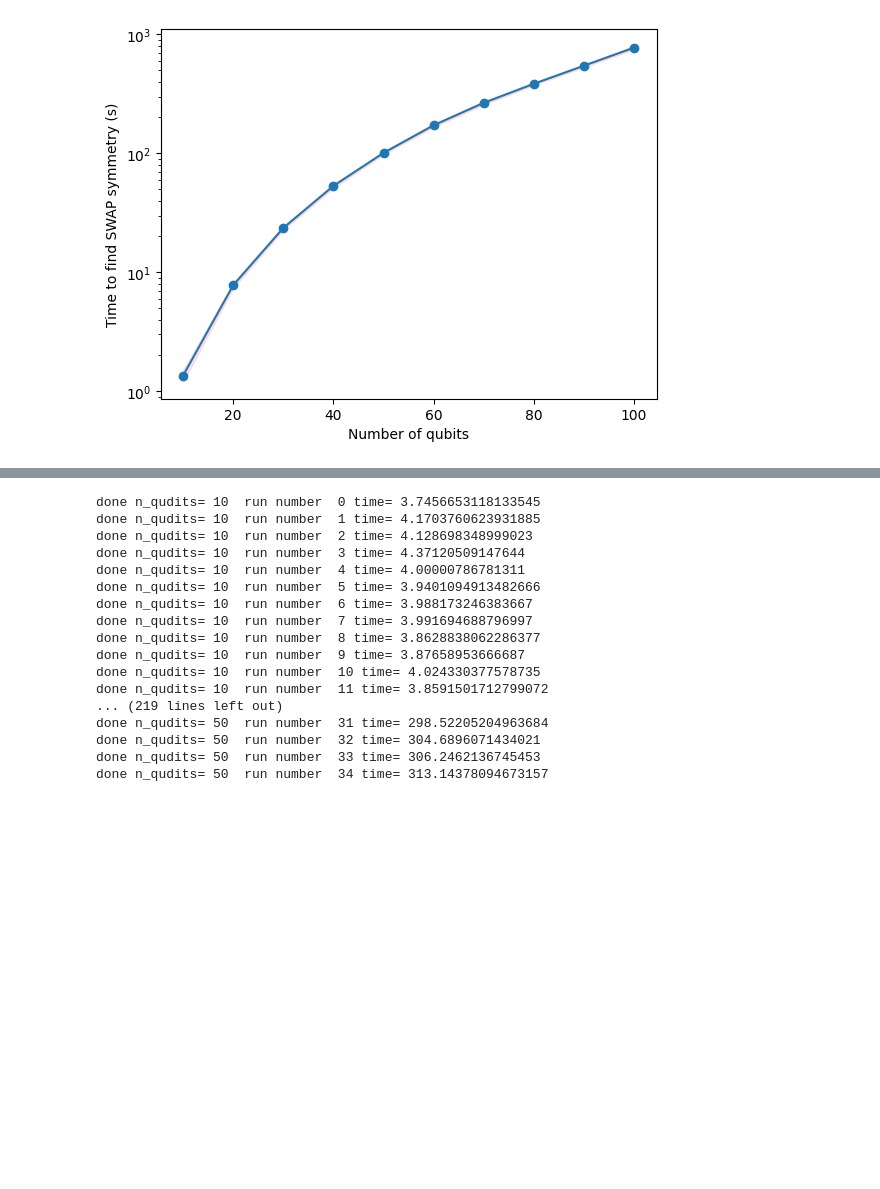
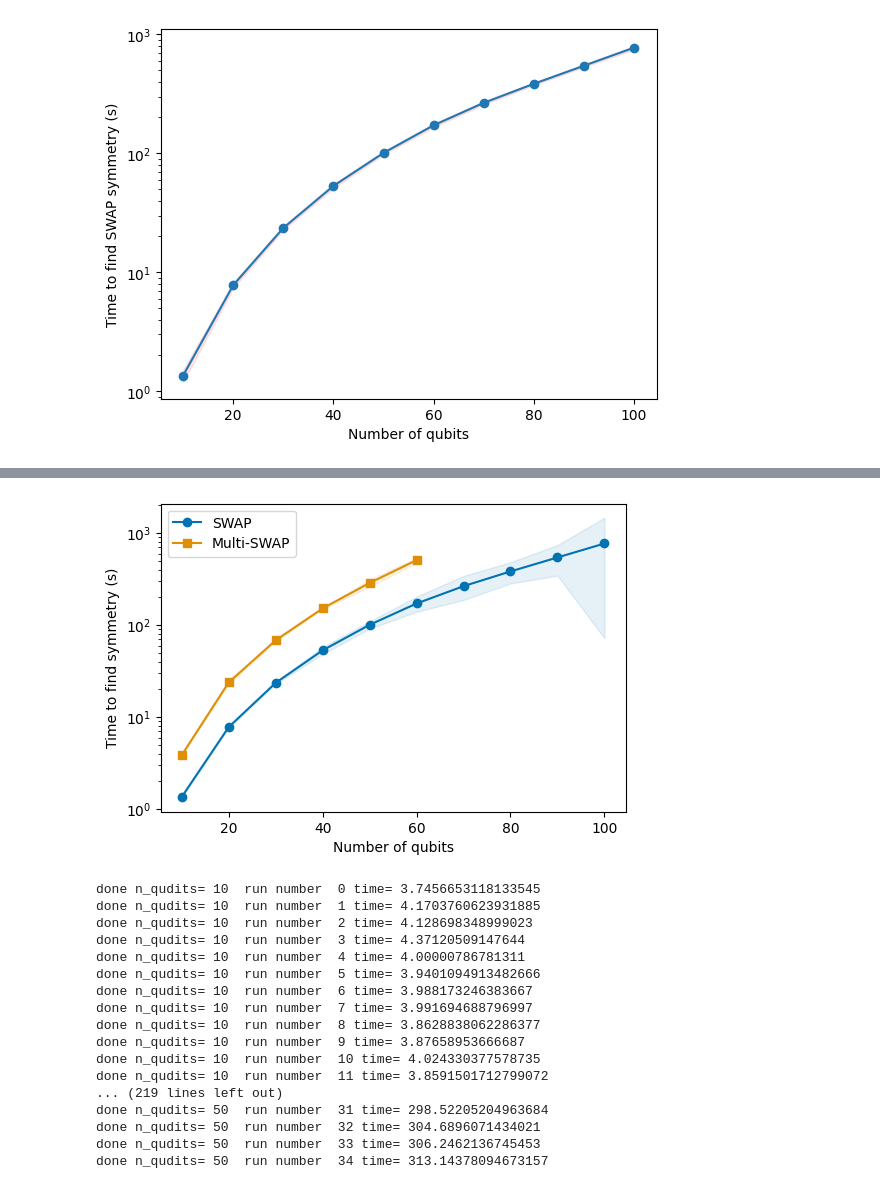
Before and after one commit to QuAOS-Lab/quaos, a Jupyter notebook: scripts/experiments/symmetries/notebooks/time_SWAP_symmetry_finder.ipynb, the cells around one changed output, grey strips where cells are left out. Drawn from its saved outputs; the diff is of its cells as text; code cells hidden in the pictures; blank space fills up the shorter version.

```diff
--- a/scripts/experiments/symmetries/notebooks/time_SWAP_symmetry_finder.ipynb
+++ b/scripts/experiments/symmetries/notebooks/time_SWAP_symmetry_finder.ipynb
@@ -97,3 +99,48 @@ np.savez('scripts/personal/Data/swap_symmetry_times.npz', n_qudits=n_qudits_list
+# %%
+data = np.load('scripts/personal/Data/swap_symmetry_times.npz')
+
+n_qudits = data['n_qudits']
+mean_times = data['mean_times']
+median_times = data['median_times']
+times_max = data['times_max']
+times_min = data['times_min']
+variances = data['variances']
+
+data2 = np.load('scripts/personal/Data/Mulit_swap_symmetry_times.npz')
+
+n_qudits2 = data2['n_qudits']
+mean_times2 = data2['mean_times']
+median_times2 = data2['median_times']
+times_max2 = data2['times_max']
+times_min2 = data2['times_min']
+variances2 = data2['variances']
+
+# plot
+import matplotlib.pyplot as plt
+import seaborn as sns
+
+cols = sns.color_palette('colorblind')
+
+fig, ax = plt.subplots(1, 1, figsize=(6, 4))
+ax.semilogy(n_qudits, mean_times, c=cols[0], marker='o', label='SWAP')
+ax.semilogy(n_qudits2, mean_times2, c=cols[1], marker='s', label='Multi-SWAP')
+# plt.semilogy(n_qudits, median_times, marker='x', label='Median')
+# fill in area between max and min
+# plt.fill_between(n_qudits, times_max, times_min, alpha=0.2)
+# standard deviation of each n_q
+std_dev = variances
+ax.fill_between(n_qudits, mean_times - std_dev, mean_times + std_dev, alpha=0.1, color=cols[0])
+ax.fill_between(n_qudits2, mean_times2 - variances2, mean_times2 + variances2, alpha=0.1, color=cols[1])
+# plt.legend()
+# plt.plot(n_qs, times_max, marker='^', label='Max')
+# plt.plot(n_qs, times_min, marker='d', label='Min')
+ax.set_xlabel('Number of qubits')
+ax.set_ylabel('Time to find symmetry (s)')
+ax.legend()
+
+fig.savefig('scripts/personal/Data/swap_symmetry_times.png', dpi=300)
+# %% [output]
+[figure, added]
 # %%
 # multiswap finder
 
```
Also changed, not shown: parts of 2 cells of this notebook, 4 other files.
